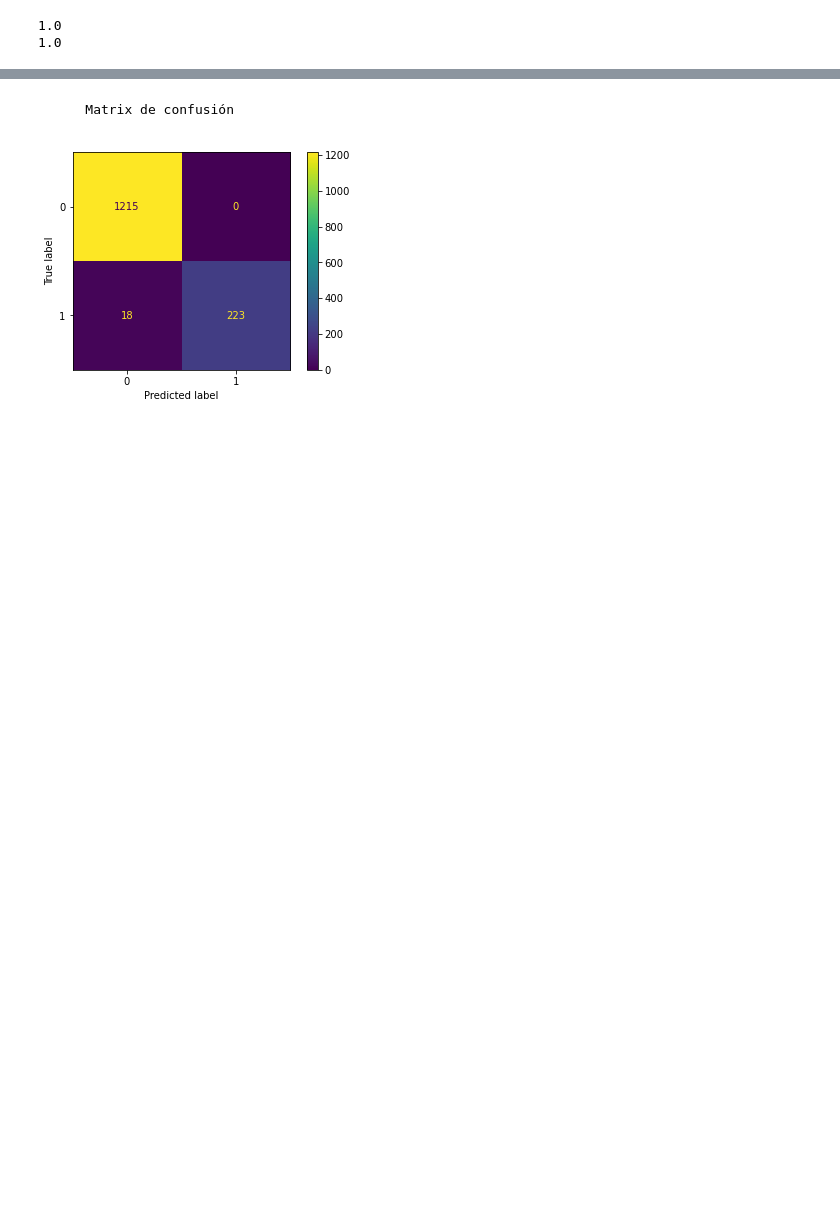
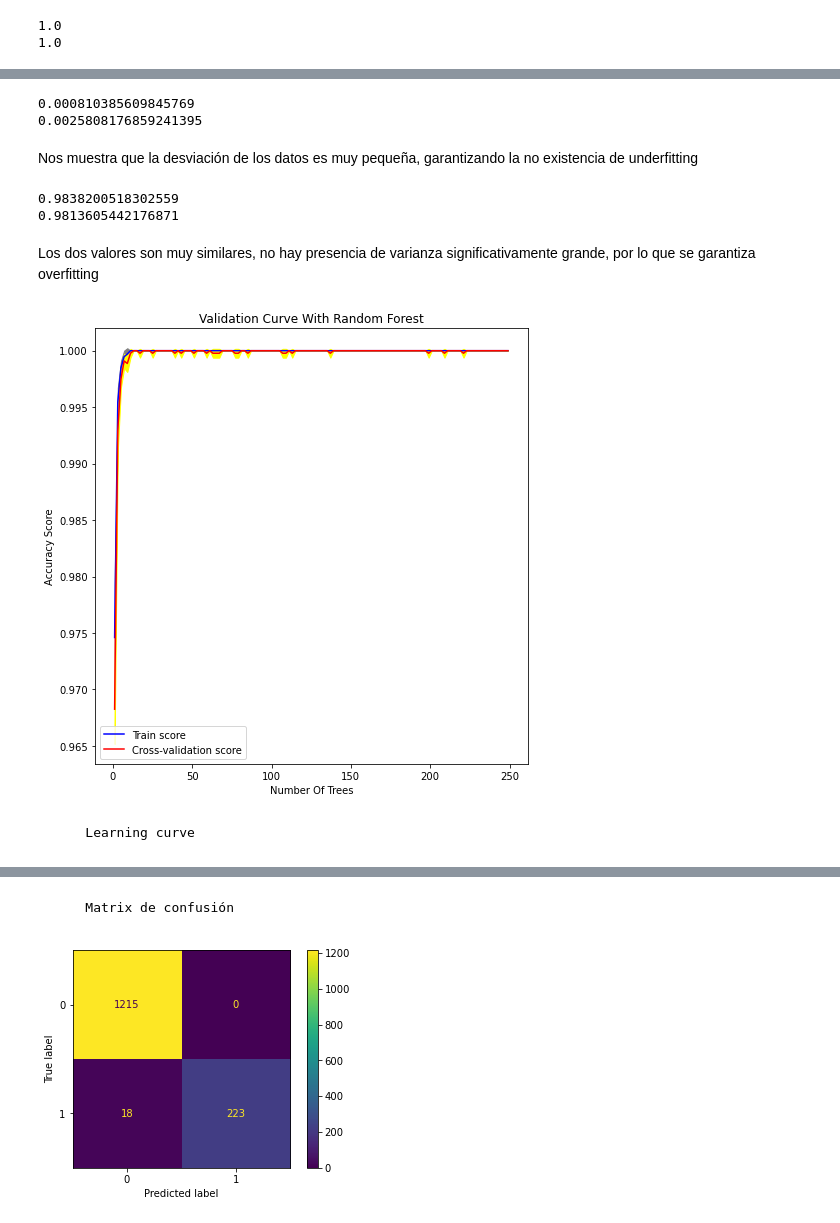
Before and after one commit to jhansanchez/Caso-de-estudio-RH, a Jupyter notebook: casoRH.ipynb, the cells around one changed output, grey strips where cells are left out. Drawn from its saved outputs; the diff is of its cells as text; code cells hidden in the pictures; blank space fills up the shorter version.

```diff
--- a/casoRH.ipynb
+++ b/casoRH.ipynb
@@ -1483,0 +1594,35 @@ print(np.mean(test_scores))
+# %%
+print(train_std.mean())
+print(test_std.mean())
+# %% [output]
+0.000810385609845769
+0.0025808176859241395
+# %% [markdown]
+Nos muestra que la desviación de los datos es muy pequeña, garantizando la no existencia de underfitting
+# %%
+print(train_mean.mean())
+print(test_mean.mean())
+# %% [output]
+0.9838200518302559
+0.9813605442176871
+# %% [markdown]
+Los dos valores son muy similares, no hay presencia de varianza significativamente grande, por lo que se garantiza overfitting
+# %%
+#comandos para graficar
+plt.subplots(1, figsize=(7,7))
+plt.plot(param_range, train_mean, label="Train score", color="blue")
+plt.plot(param_range, test_mean, label="Cross-validation score", color="red")
+
+plt.fill_between(param_range, train_mean - train_std, train_mean + train_std, color="grey")
+plt.fill_between(param_range, test_mean - test_std, test_mean + test_std, color="yellow")
+
+plt.title("Validation Curve With Random Forest")
+plt.xlabel("Number Of Trees")
+plt.ylabel("Accuracy Score")
+plt.tight_layout()
+plt.legend(loc="best")
+plt.show()
+# %% [output]
+[figure, added]
+# %% [markdown]
+        Learning curve
```
Also changed, not shown: parts of 94 cells of this notebook.
